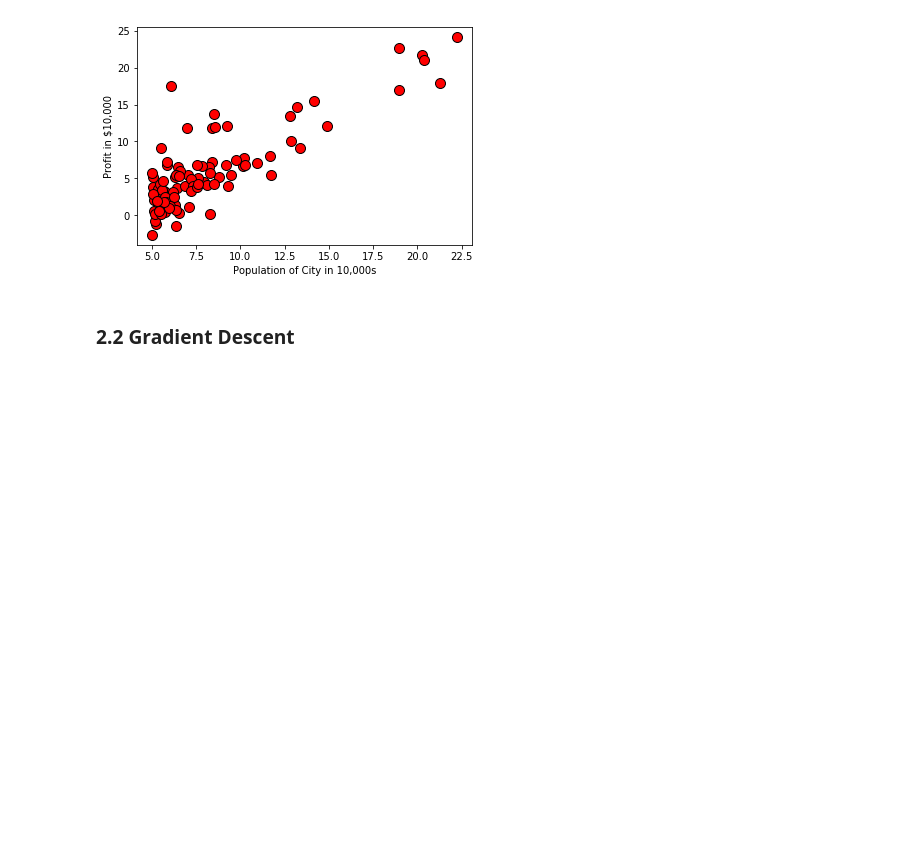
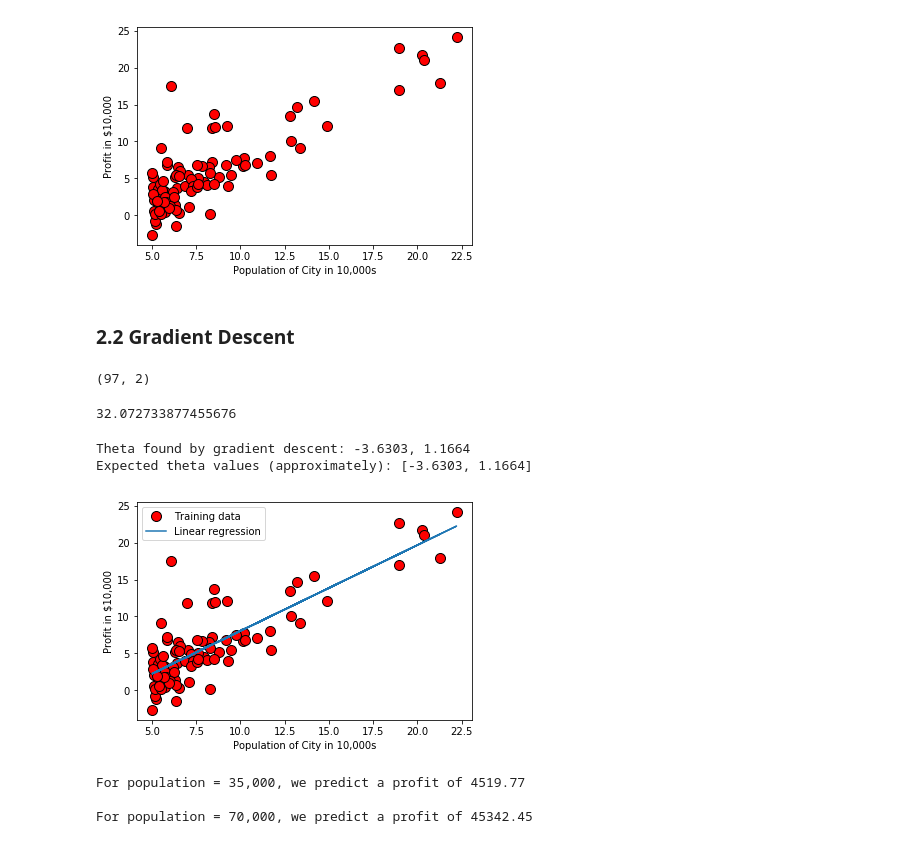
Before and after one commit to penghit/Machine-Learning-Andrew-Homework-Python, a Jupyter notebook: week2_assignment/Linear_Regression.ipynb, the cells around one changed output. Saved outputs shown, nothing was run; the diff lists cells and outputs as text; code cells hidden in the pictures; blank space fills up the shorter version.

```diff
--- a/week2_assignment/Linear_Regression.ipynb
+++ b/week2_assignment/Linear_Regression.ipynb
@@ -45,7 +45,60 @@ plotData(X, y)
 [figure]
 # %% [markdown]
 ### 2.2 Gradient Descent
+# %%
+X = np.stack([np.ones(m), X], axis=1)
+X.shape
+# %% [output]
+(97, 2)
 # %%
 def computeCost(X, y, theta):
     m = y.size
     J = 0
+    h = X.dot(theta)
+    J = 1/(2*m)*np.sum(np.square(h-y))
+
+    return J
+# %%
+computeCost(X,y,theta=np.array([0.0, 0.0]))
+# %% [output]
+32.072733877455676
+# %%
+def gradientDescent(X, y, theta, alpha, num_iters):
+    m = y.shape[0]
+    theta = theta.copy()
+    J_history = []
+    for i in range(num_iters):
+        h = X.dot(theta)
+        theta = theta - alpha*(1/m)*(X.T.dot(h-y))
+        J_history.append(computeCost(X, y, theta))
+
+    return theta, J_history
+# %%
+theta = np.zeros(2)
+iterations = 1500
+alpha = 0.01
+
+theta, J_history = gradientDescent(X ,y, theta, alpha, iterations)
+print('Theta found by gradient descent: {:.4f}, {:.4f}'.format(*theta))
+print('Expected theta values (approximately): [-3.6303, 1.1664]')
+# %% [output]
+Theta found by gradient descent: -3.6303, 1.1664
+Expected theta values (approximately): [-3.6303, 1.1664]
+# %%
+# plot the linear fit
+plotData(X[:, 1], y)
+plt.plot(X[:, 1], np.dot(X, theta), '-')
+plt.legend(['Training data', 'Linear regression']);
+# %% [output]
+[figure, added]
+# %%
+# Predict values for population sizes of 35,000 and 70,000
+predict1 = np.dot([1, 3.5], theta)
+print('For population = 35,000, we predict a profit of {:.2f}\n'.format(predict1*10000))
+
+predict2 = np.dot([1, 7], theta)
+print('For population = 70,000, we predict a profit of {:.2f}\n'.format(predict2*10000))
+# %% [output]
+For population = 35,000, we predict a profit of 4519.77
+
+For population = 70,000, we predict a profit of 45342.45
```
Also changed, not shown: parts of 3 cells of this notebook.
